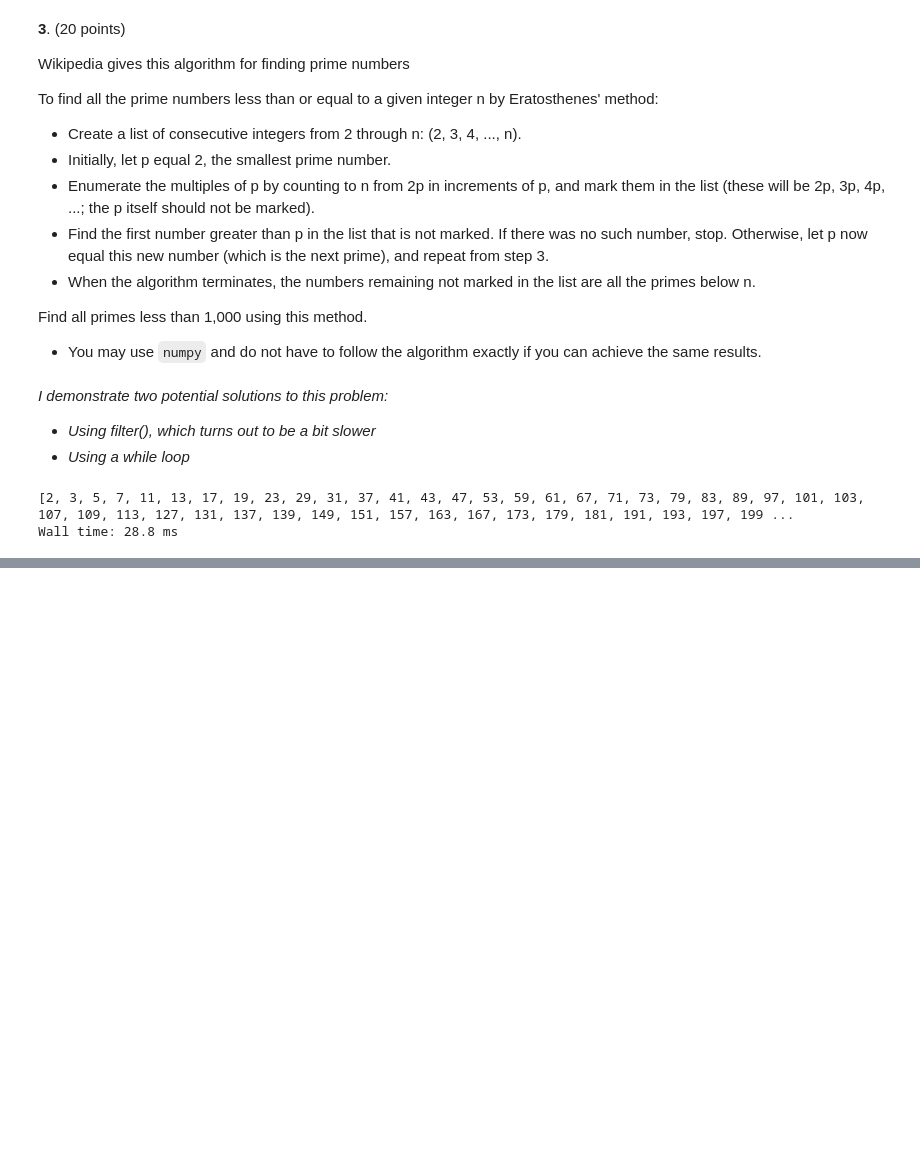
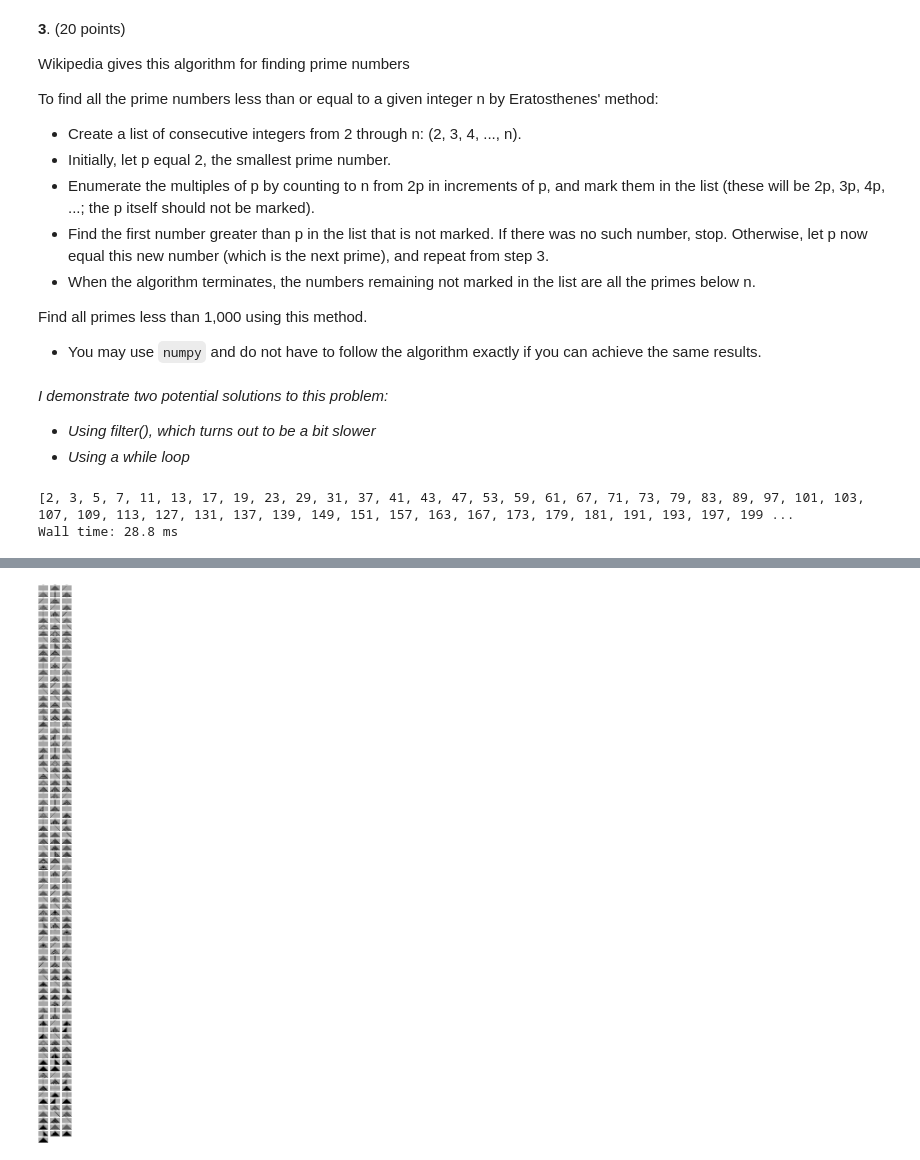
Before and after one commit to robkravec/sta-663-2021, a Jupyter notebook: notebooks/copies/homework/Homework03.ipynb, the cells around one changed output, grey strips where cells are left out. Drawn from its saved outputs; the diff is of its cells as text; code cells hidden in the pictures; blank space fills up the shorter version.

```diff
--- a/notebooks/copies/homework/Homework03.ipynb
+++ b/notebooks/copies/homework/Homework03.ipynb
@@ -207,7 +221,7 @@ def plotting(rules, niter, binary_states):
     """Takes set of rules and plots 1D Cellular Automata"""
 
     # Determine optimal number of rows and columns for display, given number of rules
-    if len(rules) % 3 == 0:
+    if len(rules) % 3 == 0 or len(rules) > 20:
         num_col = 3
     elif len(rules) <= 1:
         num_col = 1
@@ -218,7 +232,7 @@ def plotting(rules, niter, binary_states):
     # Generate plots
     axes = []
     fig = plt.figure(figsize = (10, 2 * num_row))
-    for location in range(num_row * num_col):
+    for location in range(len(rules)):
         cell_array = create_array(niter = niter, rule = rules[location], binary_states = binary_states)
         axes.append(fig.add_subplot(num_row, num_col, location + 1))
         axes[-1].set_title("rule " + str(rules[location]))
@@ -264 +276,7 @@ Wall time: 568 ms
 [figure]
+# %%
+# Test function on all 256 8-binary-digit rules (which takes some time to plot)
+rules = list(range(256))
+make_plots(rules = rules, niter = 15)
+# %% [output]
+[figure, added]
```
Also changed, not shown: parts of 8 cells of this notebook.
